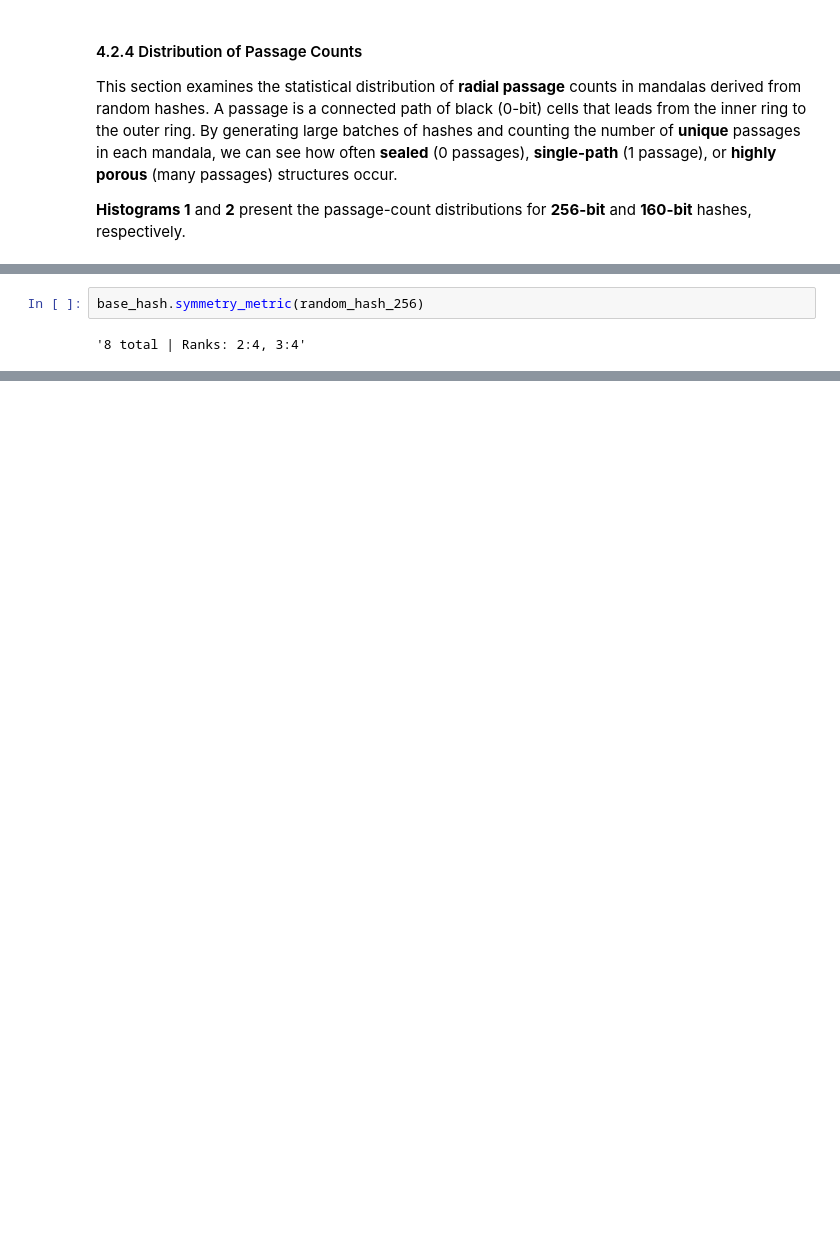
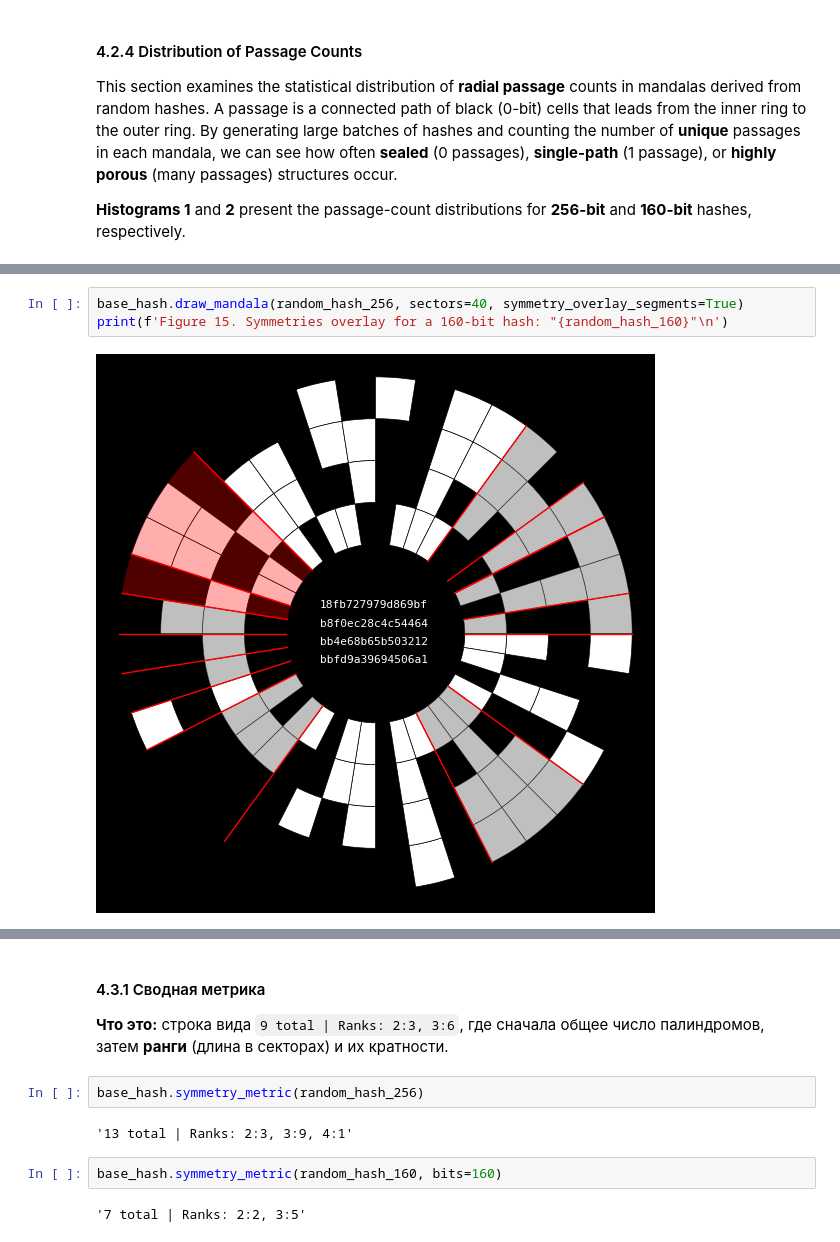
Before and after one commit to HashCanon/hashcanon.github.io, a Jupyter notebook: WhitePaper.ipynb, the cells around one changed output, grey strips where cells are left out. Cells and saved outputs as stored; diff of their text form; blank space fills up the shorter version.

```diff
--- a/WhitePaper.ipynb
+++ b/WhitePaper.ipynb
@@ -543,4 +466,5 @@ print(random_hash_256)
-# %%
-base_hash.symmetry_metric(random_hash_256)
-# %% [output]
-'8 total | Ranks: 2:4, 3:4'
+# %%
+base_hash.draw_mandala(random_hash_256, sectors=40, symmetry_overlay_segments=True)
+print(f'Figure 15. Symmetries overlay for a 160-bit hash: "{random_hash_160}"\n')
+# %% [output]
+[figure, added]
@@ -546,0 +472,11 @@ base_hash.symmetry_metric(random_hash_256)
+# %% [markdown]
+#### 4.3.1 Сводная метрика
+**Что это:** строка вида `9 total | Ranks: 2:3, 3:6`, где сначала общее число палиндромов, затем **ранги** (длина в секторах) и их кратности.
+# %%
+base_hash.symmetry_metric(random_hash_256)
+# %% [output]
+'13 total | Ranks: 2:3, 3:9, 4:1'
+# %%
+base_hash.symmetry_metric(random_hash_160, bits=160)
+# %% [output]
+'7 total | Ranks: 2:2, 3:5'
```
Also changed, not shown: parts of 79 cells of this notebook, 1 other file.
